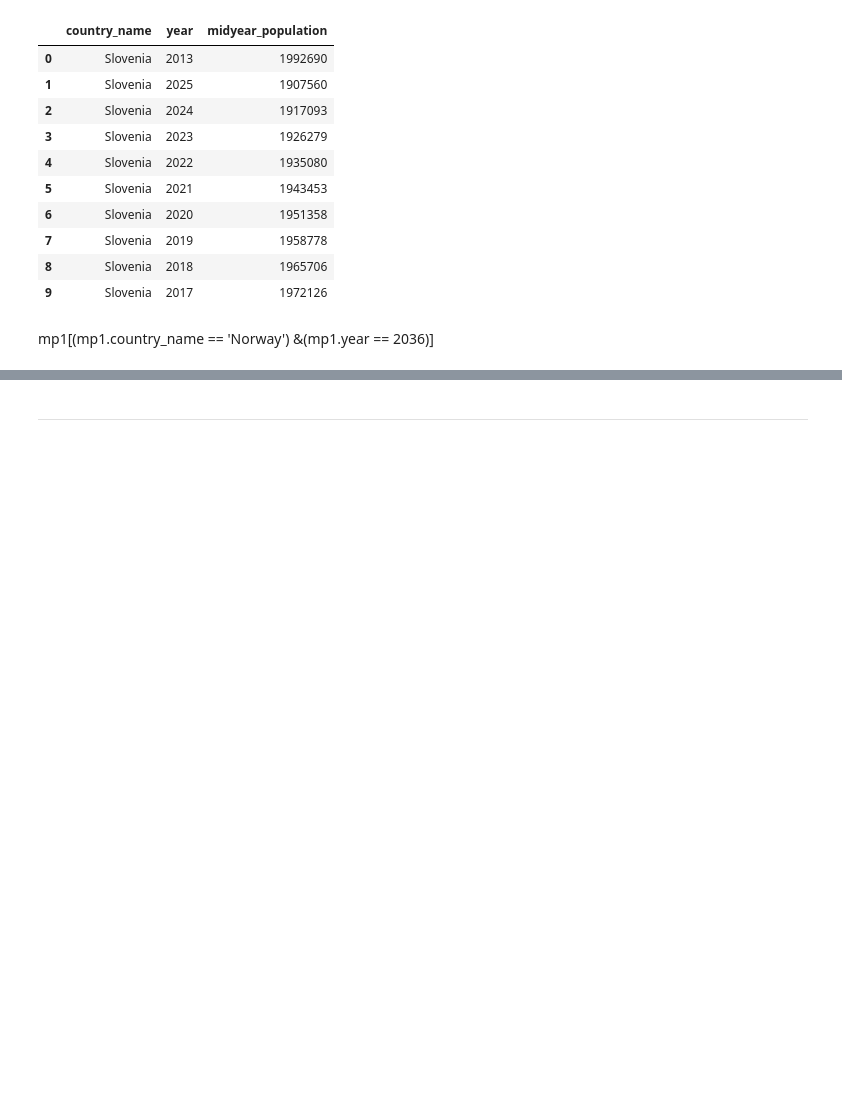
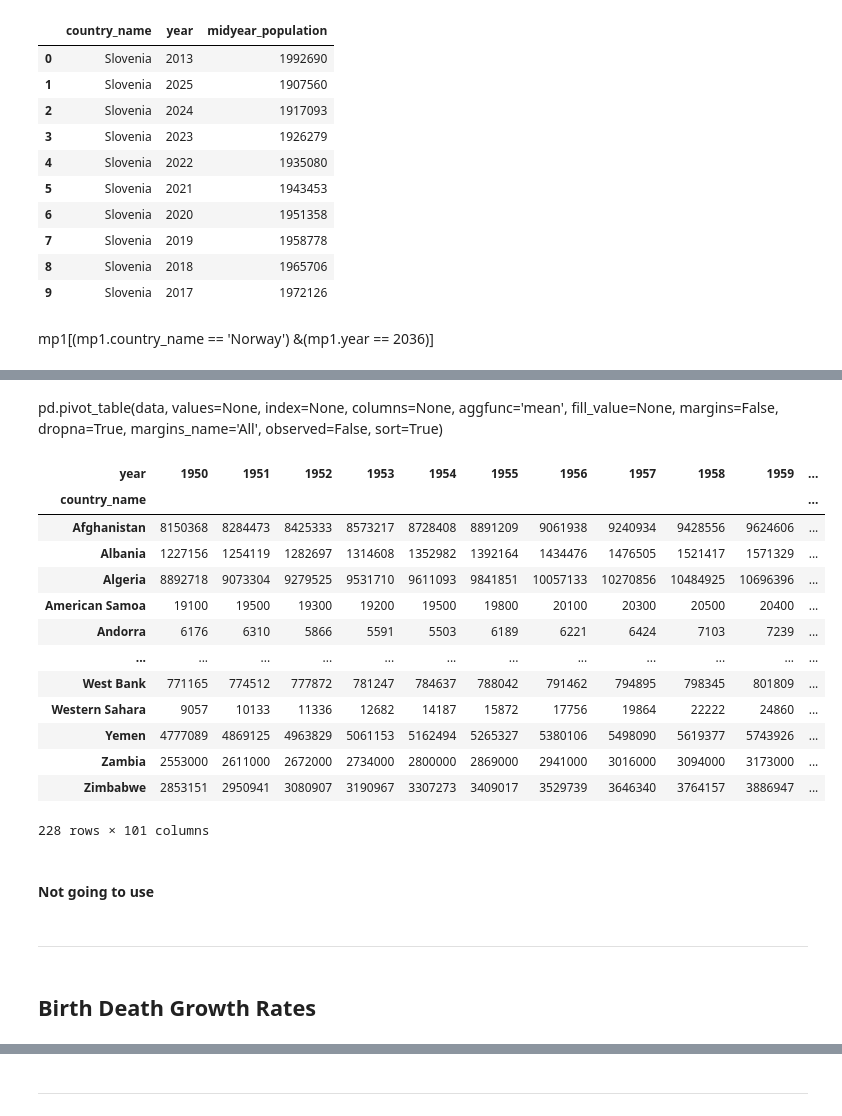
Before and after one commit to etclark3/indiv_project, a Jupyter notebook: notebook.ipynb, the cells around one changed output, grey strips where cells are left out. Saved outputs shown, nothing was run; the diff lists cells and outputs as text; code cells hidden in the pictures; blank space fills up the shorter version.

```diff
--- a/notebook.ipynb
+++ b/notebook.ipynb
@@ -273,0 +280,25 @@ mp1[(mp1.country_name == 'Norway') &(mp1.year == 2036)]
+# %% [markdown]
+pd.pivot_table(data, values=None, index=None, columns=None, aggfunc='mean', fill_value=None, margins=False, dropna=True, margins_name='All', observed=False, sort=True)
+# %%
+pd.pivot_table(mp1, values='midyear_population', index='country_name', columns='year')
+# %% [output]
+| year | 1950 | 1951 | 1952 | 1953 | 1954 | 1955 | 1956 | 1957 | 1958 | 1959 | ... |
+| country_name |  |  |  |  |  |  |  |  |  |  | ... |
+| Afghanistan | 8150368 | 8284473 | 8425333 | 8573217 | 8728408 | 8891209 | 9061938 | 9240934 | 9428556 | 9624606 | ... |
+| Albania | 1227156 | 1254119 | 1282697 | 1314608 | 1352982 | 1392164 | 1434476 | 1476505 | 1521417 | 1571329 | ... |
+| Algeria | 8892718 | 9073304 | 9279525 | 9531710 | 9611093 | 9841851 | 10057133 | 10270856 | 10484925 | 10696396 | ... |
+| American Samoa | 19100 | 19500 | 19300 | 19200 | 19500 | 19800 | 20100 | 20300 | 20500 | 20400 | ... |
+| Andorra | 6176 | 6310 | 5866 | 5591 | 5503 | 6189 | 6221 | 6424 | 7103 | 7239 | ... |
+| ... | ... | ... | ... | ... | ... | ... | ... | ... | ... | ... | ... |
+| West Bank | 771165 | 774512 | 777872 | 781247 | 784637 | 788042 | 791462 | 794895 | 798345 | 801809 | ... |
+| Western Sahara | 9057 | 10133 | 11336 | 12682 | 14187 | 15872 | 17756 | 19864 | 22222 | 24860 | ... |
+| Yemen | 4777089 | 4869125 | 4963829 | 5061153 | 5162494 | 5265327 | 5380106 | 5498090 | 5619377 | 5743926 | ... |
+| Zambia | 2553000 | 2611000 | 2672000 | 2734000 | 2800000 | 2869000 | 2941000 | 3016000 | 3094000 | 3173000 | ... |
+| Zimbabwe | 2853151 | 2950941 | 3080907 | 3190967 | 3307273 | 3409017 | 3529739 | 3646340 | 3764157 | 3886947 | ... |
+228 rows × 101 columns
+# %% [markdown]
+#### Not going to use
+# %% [markdown]
+---
+# %% [markdown]
+## Birth Death Growth Rates
```
Also changed, not shown: parts of 25 cells of this notebook.
